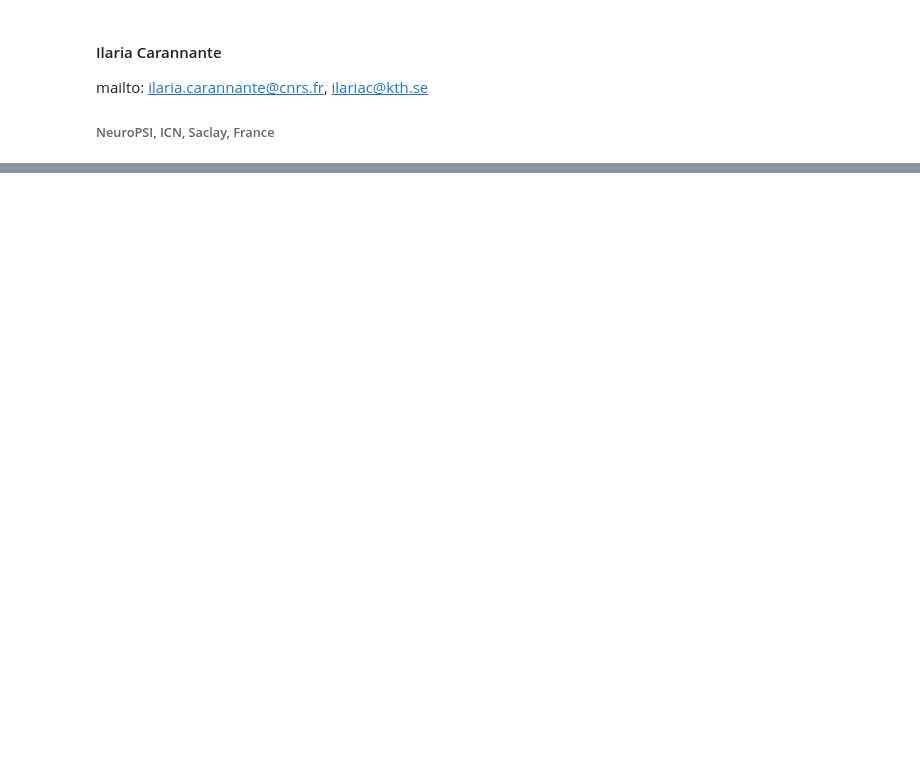
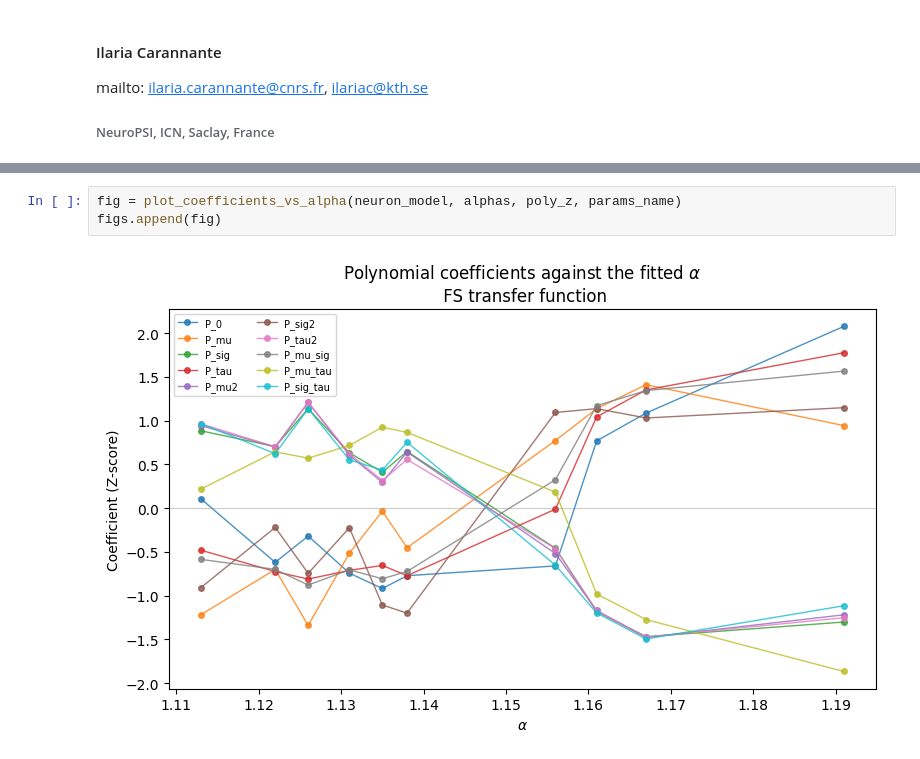
Before and after one commit to IlaCar/neuron-to-meanfield, a Jupyter notebook: transfer_function/analysis/Analysing_params_distribution_FS.ipynb, the cells around one changed output, grey strips where cells are left out. Saved outputs shown, nothing was run; the diff lists cells and outputs as text; blank space fills up the shorter version.

```diff
--- a/transfer_function/analysis/Analysing_params_distribution_FS.ipynb
+++ b/transfer_function/analysis/Analysing_params_distribution_FS.ipynb
@@ -303,0 +232,5 @@ save_figs(fig_path, fig_name, figs)
+# %%
+fig = plot_coefficients_vs_alpha(neuron_model, alphas, poly_z, params_name)
+figs.append(fig)
+# %% [output]
+[figure, added]
```
Also changed, not shown: parts of 87 cells of this notebook, 3 other files.
